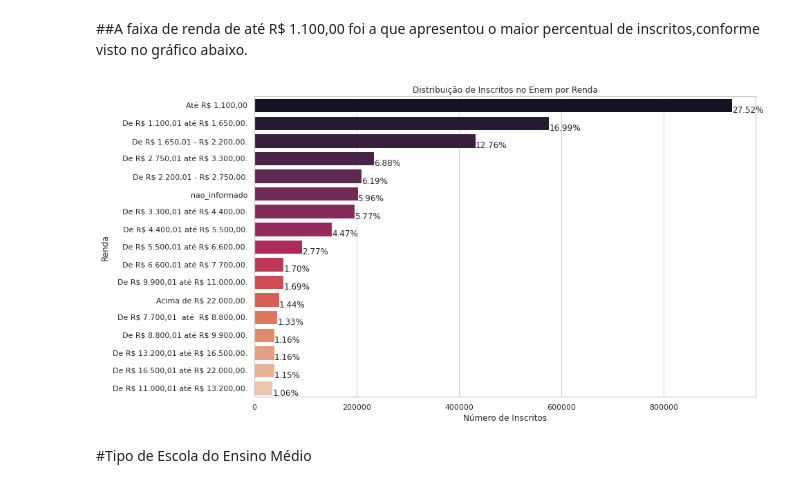
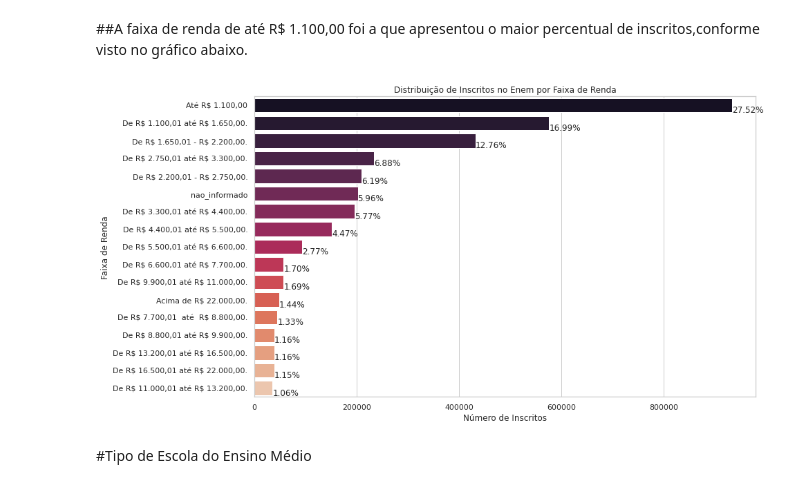
Before and after one commit to everaldofaustino/projeto_final_semantix, a Jupyter notebook: notebooks/Análise_microdados_ENEM_git.ipynb, the cells around one changed output. Drawn from its saved outputs; the diff is of its cells as text; code cells hidden in the pictures.

```diff
--- a/notebooks/Análise_microdados_ENEM_git.ipynb
+++ b/notebooks/Análise_microdados_ENEM_git.ipynb
@@ -308,27 +308,27 @@ dtype: int64
 # %%
 from array import array
 sns.set(style="whitegrid",color_codes=True)
 fig, ax= plt.subplots(figsize =(13,8))
 palette = sns.color_palette("rocket", 18)
 #palette.reverse()
 
 #pal = sns.color_palette("YlOrRd", len(renda1))
 #rank = renda2.argsort().argsort()
 ax = sns.barplot(x='count', y='Q006',ax=ax, data=renda,palette=palette)
 plt.ticklabel_format(style='plain', axis='x')
 
 total = len(renda1)
 for p in ax.patches:
         percentage = '{:1.2f}%'.format(100 * p.get_width()/total)
         x = p.get_x() + p.get_width() -0.5
         y = p.get_y() + p.get_height()
         ax.annotate(percentage, (x, y))
 
-ax.set(xlabel='Número de Inscritos', ylabel='Renda',title='Distribuição de Inscritos no Enem por Renda')
+ax.set(xlabel='Número de Inscritos', ylabel='Faixa de Renda',title='Distribuição de Inscritos no Enem por Faixa de Renda')
 
 plt.show()
 # %% [output]
-[figure, old version]
+[figure, new version]
 # %% [markdown]
 #Tipo de Escola do Ensino Médio
 # %%
```
Also changed, not shown: parts of 12 cells of this notebook.
